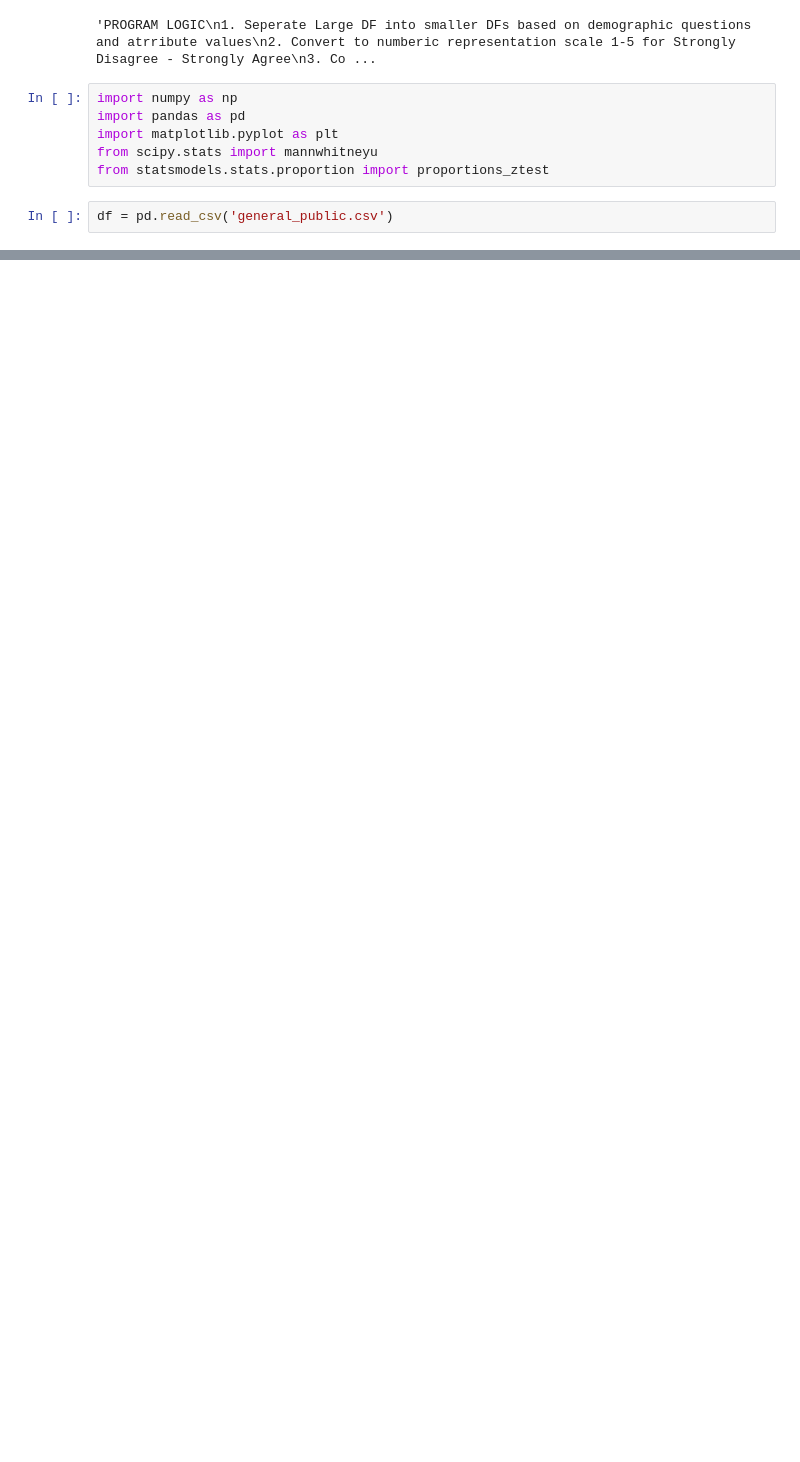
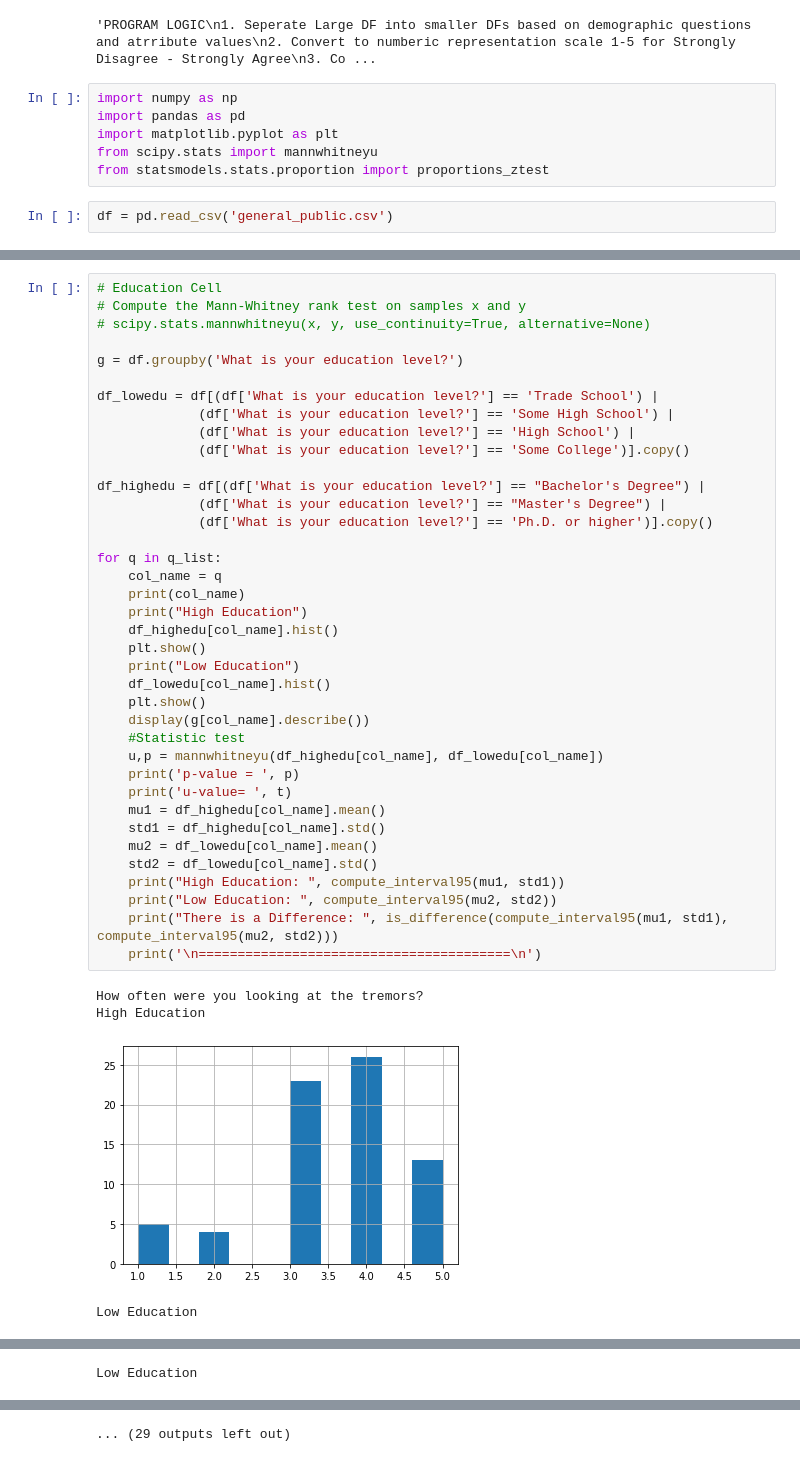
Before and after one commit to kurtishaut/PD_Video_Filtering, a Jupyter notebook: Survey Analysis.ipynb, the cells around one changed output, grey strips where cells are left out. Saved outputs shown, nothing was run; the diff lists cells and outputs as text; blank space fills up the shorter version.

```diff
--- a/Survey Analysis.ipynb
+++ b/Survey Analysis.ipynb
@@ -214,0 +420,43 @@ I found the tremors to be distracting.
+# %%
+# Education Cell
+# Compute the Mann-Whitney rank test on samples x and y
+# scipy.stats.mannwhitneyu(x, y, use_continuity=True, alternative=None)
+
+g = df.groupby('What is your education level?')
+
+df_lowedu = df[(df['What is your education level?'] == 'Trade School') |
+             (df['What is your education level?'] == 'Some High School') |
+             (df['What is your education level?'] == 'High School') |
+             (df['What is your education level?'] == 'Some College')].copy()
+
+df_highedu = df[(df['What is your education level?'] == "Bachelor's Degree") |
+             (df['What is your education level?'] == "Master's Degree") |
+             (df['What is your education level?'] == 'Ph.D. or higher')].copy()
+
+for q in q_list:
+    col_name = q
+    print(col_name)
+    print("High Education")
+    df_highedu[col_name].hist()
+    plt.show()
+    print("Low Education")
+    df_lowedu[col_name].hist()
+    plt.show()
+    display(g[col_name].describe())
+    #Statistic test
+    u,p = mannwhitneyu(df_highedu[col_name], df_lowedu[col_name])
+    print('p-value = ', p)
+    print('u-value= ', t)
+    mu1 = df_highedu[col_name].mean()
+    std1 = df_highedu[col_name].std()
+    mu2 = df_lowedu[col_name].mean()
+    std2 = df_lowedu[col_name].std()
+    print("High Education: ", compute_interval95(mu1, std1))
+    print("Low Education: ", compute_interval95(mu2, std2))
+    print("There is a Difference: ", is_difference(compute_interval95(mu1, std1), compute_interval95(mu2, std2)))
+    print('\n========================================\n')
+# %% [output]
+How often were you looking at the tremors?
+High Education
+[figure, added]
+Low Education
@@ -214,0 +482 @@ I found the tremors to be distracting.
+Low Education
@@ -214,0 +502 @@ I found the tremors to be distracting.
+... (29 outputs left out)
```
Also changed, not shown: parts of 18 cells of this notebook.
